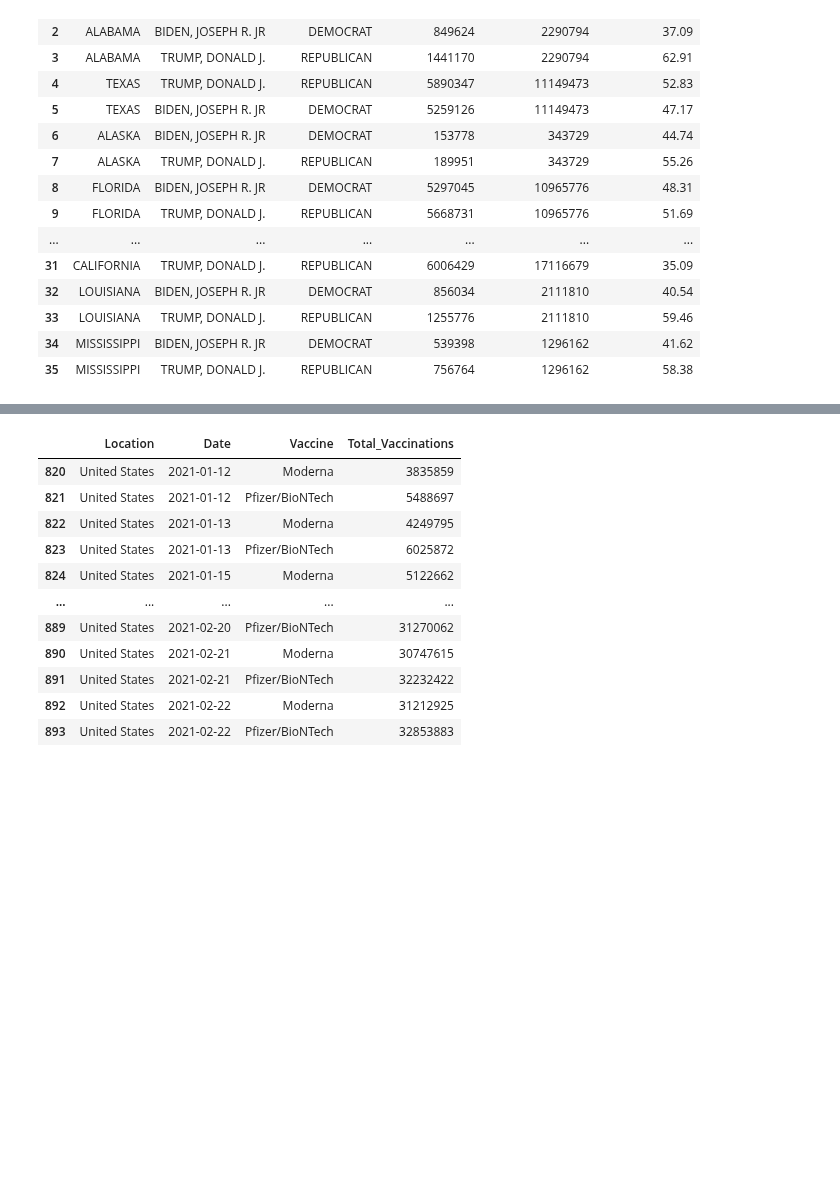
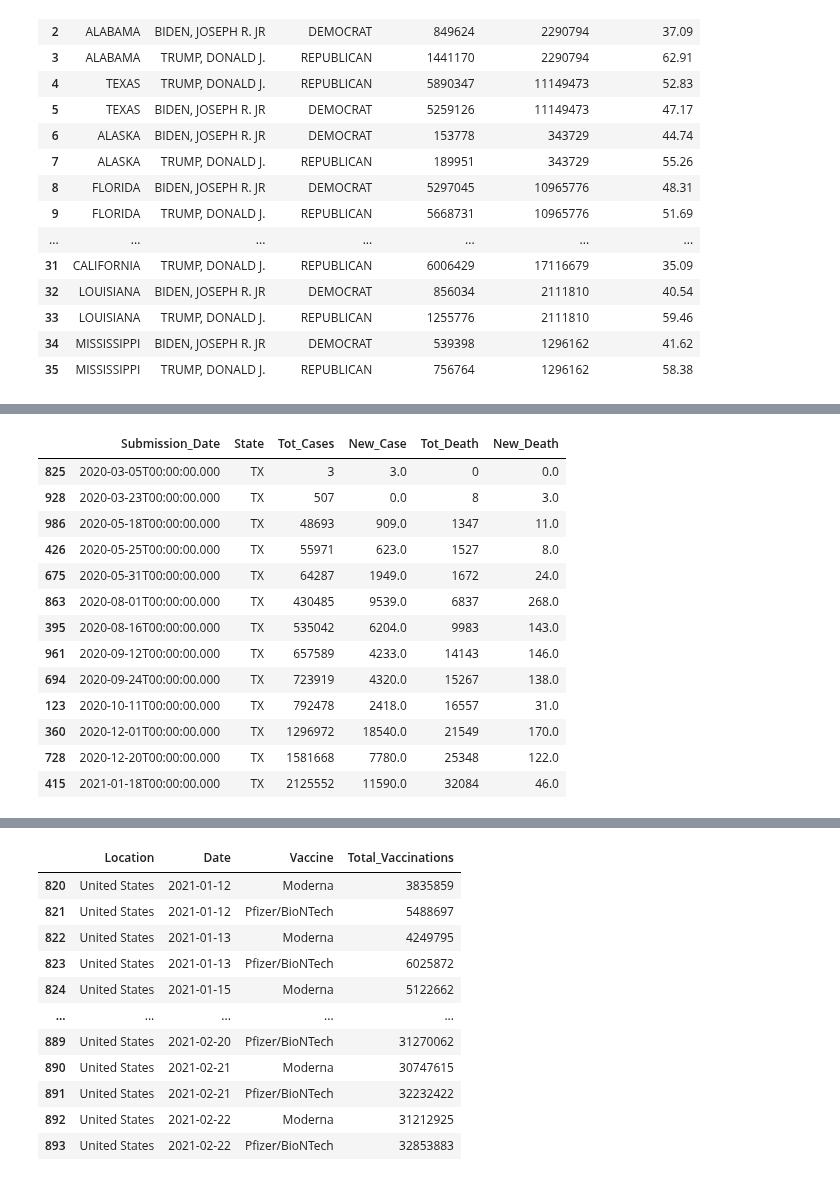
Before and after one commit to tduron3/I_Have_No_Clue, a Jupyter notebook: Project_6.ipynb, the cells around one changed output, grey strips where cells are left out. Drawn from its saved outputs; the diff is of its cells as text; code cells hidden in the pictures; blank space fills up the shorter version.

```diff
--- a/Project_6.ipynb
+++ b/Project_6.ipynb
@@ -877,8 +886,10 @@ df_state_data
 df_state_data.head()
 
 # Select Necessary Data
-df_state_data = pd.DataFrame(df_state_data, columns=['state','tot_cases','new_case','tot_death','new_death'])
+df_state_data = pd.DataFrame(df_state_data, columns=['submission_date','state','tot_cases','new_case','tot_death','new_death'])
 
 # Print DF_State_Data
 df_state_data
-df_state_data.to_csv(r'C:\Users\Tony Duron\Project1-TD\Resources\state_all2.csv')
+
+# Rename Columns and Print
+df_state_data.rename(columns = {'submission_date':'Submission_Date','state':'State','tot_cases':'Tot_Cases','new_case':'New_Case','tot_death':'Tot_Death','new_death':'New_Death'})
@@ -887,0 +910,30 @@ df_state_data.rename(columns = {'state':'State','tot_cases':'Tot_Cases','new_cas
+# %%
+# COVID Cases and Deaths Per State (cont.)
+
+# Build DataFrame for Selected State
+df_tx = df_state_data[df_state_data.state=="TX"][['submission_date','state','tot_cases','new_case','tot_death','new_death']]
+
+# Print
+df_tx
+
+# Sort by Increasing Submission Date and Print
+sort_by_df_tx = df_tx.sort_values('submission_date')
+sort_by_df_tx
+
+# Rename Columns and Print
+sort_by_df_tx.rename(columns = {'submission_date':'Submission_Date','state':'State','tot_cases':'Tot_Cases','new_case':'New_Case','tot_death':'Tot_Death','new_death':'New_Death'})
+# %% [output]
+|  | Submission_Date | State | Tot_Cases | New_Case | Tot_Death | New_Death |
+| 825 | 2020-03-05T00:00:00.000 | TX | 3 | 3.0 | 0 | 0.0 |
+| 928 | 2020-03-23T00:00:00.000 | TX | 507 | 0.0 | 8 | 3.0 |
+| 986 | 2020-05-18T00:00:00.000 | TX | 48693 | 909.0 | 1347 | 11.0 |
+| 426 | 2020-05-25T00:00:00.000 | TX | 55971 | 623.0 | 1527 | 8.0 |
+| 675 | 2020-05-31T00:00:00.000 | TX | 64287 | 1949.0 | 1672 | 24.0 |
+| 863 | 2020-08-01T00:00:00.000 | TX | 430485 | 9539.0 | 6837 | 268.0 |
+| 395 | 2020-08-16T00:00:00.000 | TX | 535042 | 6204.0 | 9983 | 143.0 |
+| 961 | 2020-09-12T00:00:00.000 | TX | 657589 | 4233.0 | 14143 | 146.0 |
+| 694 | 2020-09-24T00:00:00.000 | TX | 723919 | 4320.0 | 15267 | 138.0 |
+| 123 | 2020-10-11T00:00:00.000 | TX | 792478 | 2418.0 | 16557 | 31.0 |
+| 360 | 2020-12-01T00:00:00.000 | TX | 1296972 | 18540.0 | 21549 | 170.0 |
+| 728 | 2020-12-20T00:00:00.000 | TX | 1581668 | 7780.0 | 25348 | 122.0 |
+| 415 | 2021-01-18T00:00:00.000 | TX | 2125552 | 11590.0 | 32084 | 46.0 |
```
Also changed, not shown: parts of 12 cells of this notebook, 1 other file.
